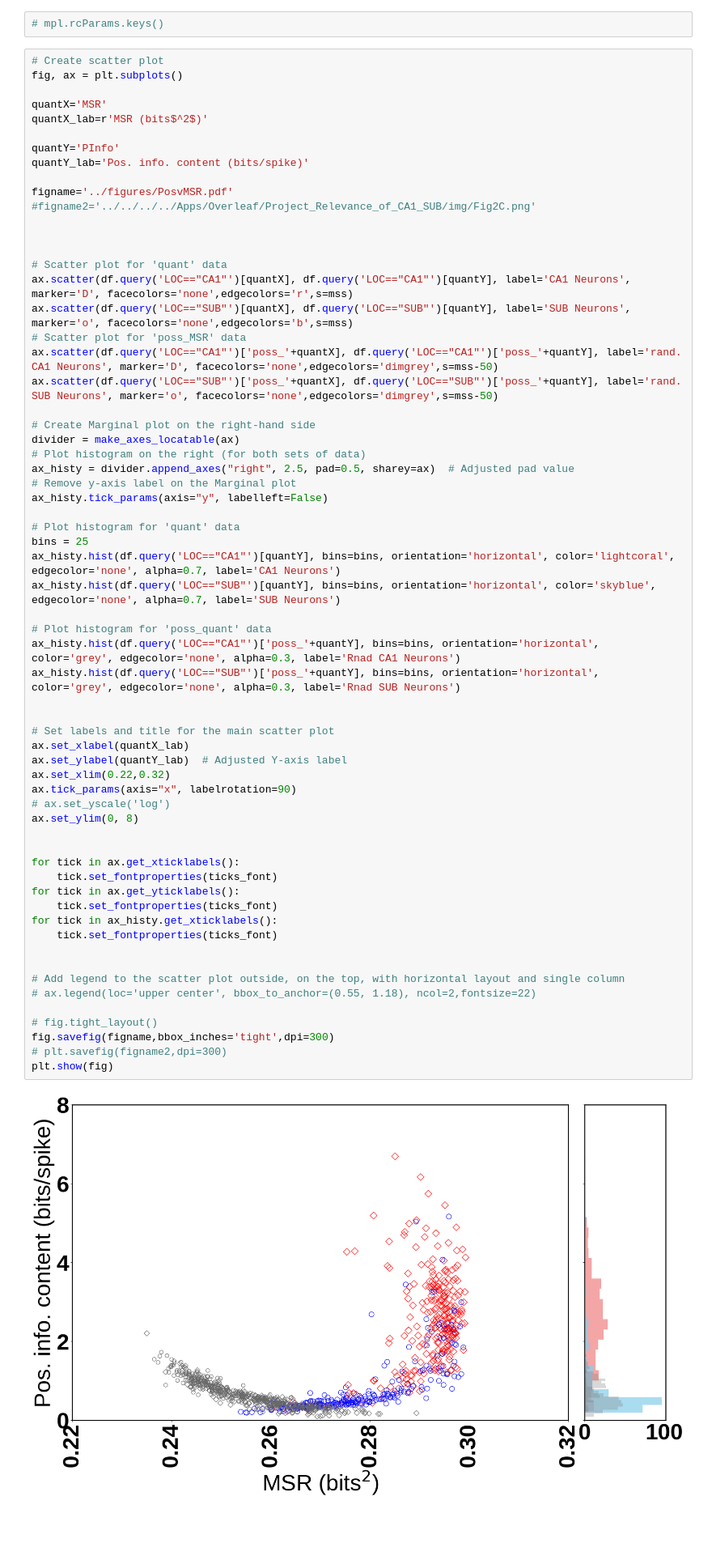
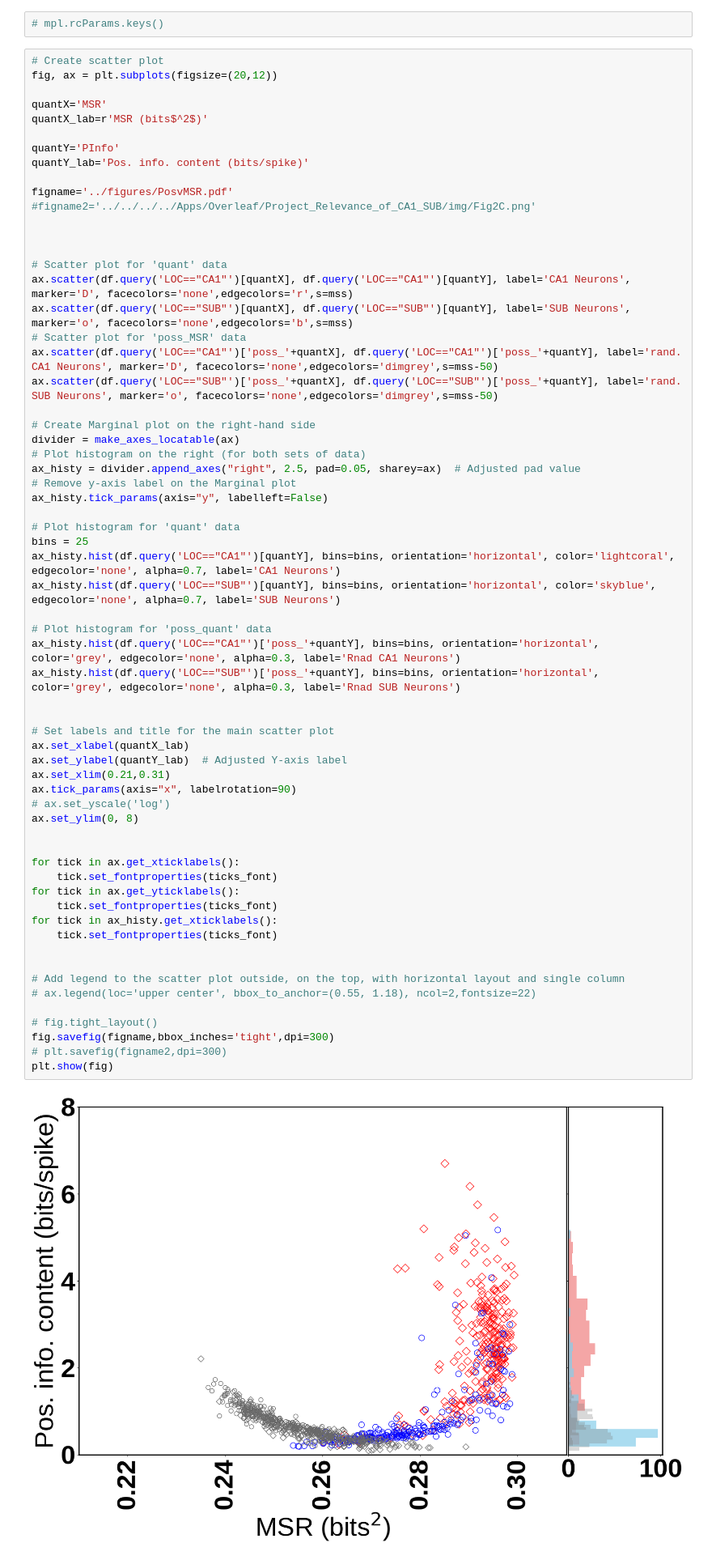
Before and after one commit to amisapta15/ResolutionRelevance, a Jupyter notebook: src/Fig_test_info.ipynb, the cells around one changed output. Shown at 81% size. Cells and saved outputs as stored; diff of their text form; blank space fills up the shorter version.

Commit message:
updates to the Info figures and change name of nspike plotting file

```diff
--- a/src/Fig_test_info.ipynb
+++ b/src/Fig_test_info.ipynb
@@ -75,7 +74,7 @@ ticks_font = font_manager.FontProperties(family='Liberation Sans', style='normal
 # mpl.rcParams.keys()
 # %%
 # Create scatter plot
-fig, ax = plt.subplots()
+fig, ax = plt.subplots(figsize=(20,12))
 
 quantX='MSR'
 quantX_lab=r'MSR (bits$^2$)'
@@ -98,7 +97,7 @@ ax.scatter(df.query('LOC=="SUB"')['poss_'+quantX], df.query('LOC=="SUB"')['poss_
 # Create Marginal plot on the right-hand side
 divider = make_axes_locatable(ax)
 # Plot histogram on the right (for both sets of data)
-ax_histy = divider.append_axes("right", 2.5, pad=0.5, sharey=ax)  # Adjusted pad value
+ax_histy = divider.append_axes("right", 2.5, pad=0.05, sharey=ax)  # Adjusted pad value
 # Remove y-axis label on the Marginal plot
 ax_histy.tick_params(axis="y", labelleft=False)
 
@@ -109,34 +108,34 @@ ax_histy.hist(df.query('LOC=="SUB"')[quantY], bins=bins, orientation='horizontal
 
 # Plot histogram for 'poss_quant' data
 ax_histy.hist(df.query('LOC=="CA1"')['poss_'+quantY], bins=bins, orientation='horizontal', color='grey', edgecolor='none', alpha=0.3, label='Rnad CA1 Neurons')
 ax_histy.hist(df.query('LOC=="SUB"')['poss_'+quantY], bins=bins, orientation='horizontal', color='grey', edgecolor='none', alpha=0.3, label='Rnad SUB Neurons')
 
 
 # Set labels and title for the main scatter plot
 ax.set_xlabel(quantX_lab)
 ax.set_ylabel(quantY_lab)  # Adjusted Y-axis label
-ax.set_xlim(0.22,0.32)
+ax.set_xlim(0.21,0.31)
 ax.tick_params(axis="x", labelrotation=90)
 # ax.set_yscale('log')
 ax.set_ylim(0, 8)
 
 
 for tick in ax.get_xticklabels():
     tick.set_fontproperties(ticks_font)
 for tick in ax.get_yticklabels():
     tick.set_fontproperties(ticks_font)
 for tick in ax_histy.get_xticklabels():
     tick.set_fontproperties(ticks_font)
 
 
 # Add legend to the scatter plot outside, on the top, with horizontal layout and single column
 # ax.legend(loc='upper center', bbox_to_anchor=(0.55, 1.18), ncol=2,fontsize=22)
 
 # fig.tight_layout()
 fig.savefig(figname,bbox_inches='tight',dpi=300)
 # plt.savefig(figname2,dpi=300)
 plt.show(fig)
 # %% [output]
-[figure, old version]
+[figure, new version]
 # %%
 # Create scatter plot
```
Also changed, not shown: parts of 6 cells of this notebook, 6 other files.
